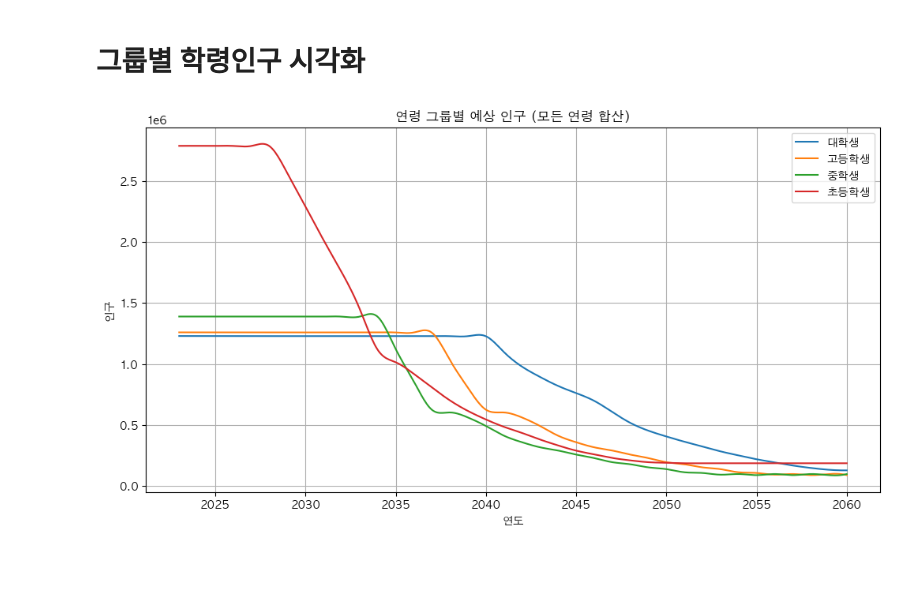
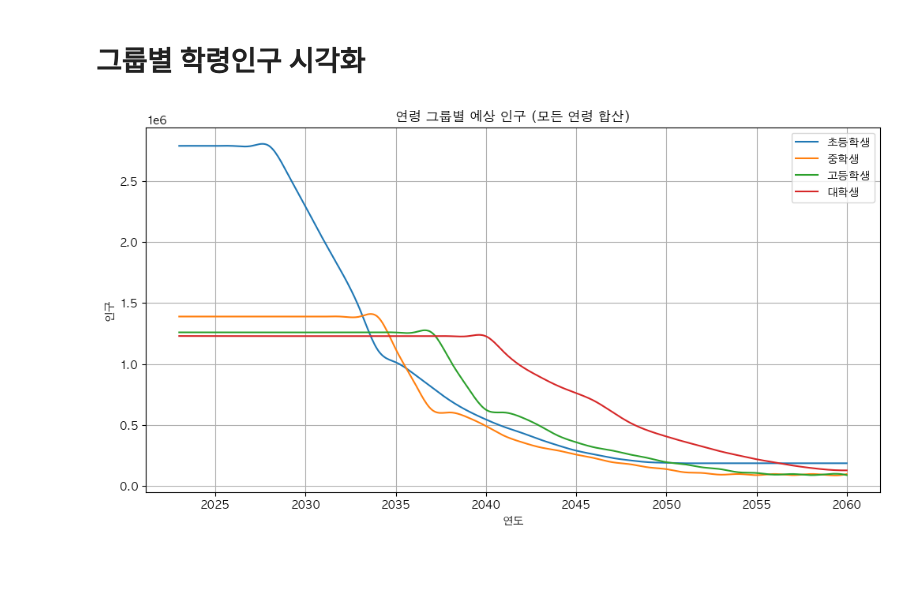
Before and after one commit to MinkyuRamen/2023KDS-HACKATHON, a Jupyter notebook: modeling/학령인구_추산.ipynb, the cells around one changed output. Cells and saved outputs as stored; diff of their text form; code cells hidden in the pictures.

```diff
--- a/modeling/학령인구_추산.ipynb
+++ b/modeling/학령인구_추산.ipynb
@@ -166,35 +166,35 @@ for year in range(start_year, end_year + 1):
             # print(f"Year: {year}, Age: {age}, Predicted Population: {population}")  # Verifying population values
         # 결과를 딕셔너리에 저장
         population_data[group].append(total_population)
 
 # 결과를 데이터프레임으로 변환
 df_population = pd.DataFrame(population_data, index=range(start_year + 2000, end_year + 2001))  # Adjust index to actual years
-
+df_population = df_population[['초등학생', '중학생', '고등학생', '대학생']]
 # 그래프 그리기
 plt.figure(figsize=(12, 6))
 
 # 각 그룹별로 부드러운 곡선 그리기
 for group in df_population.columns:
     # Interpolation for smoothing
     x = df_population.index
     y = df_population[group]
     f = interp1d(x, y, kind='cubic')  # 'cubic' spline for smooth curve
     x_new = np.linspace(min(x), max(x), 500)  # Generate new x values for a smooth curve
     y_smooth = f(x_new)
 
     plt.plot(x_new, y_smooth, label=group)
 
 # 그래프 스타일 및 레이블 설정
 plt.title('연령 그룹별 예상 인구 (모든 연령 합산)')
 plt.xlabel('연도')
 plt.ylabel('인구')
 plt.legend()
 plt.grid(True)
 
 # 그래프 표시
 plt.show()
 # %% [output]
-[figure, old version]
+[figure, new version]
 # %% [markdown]
 #
 # %%
```
Also changed, not shown: parts of 1 cell of this notebook, 2 other files.
